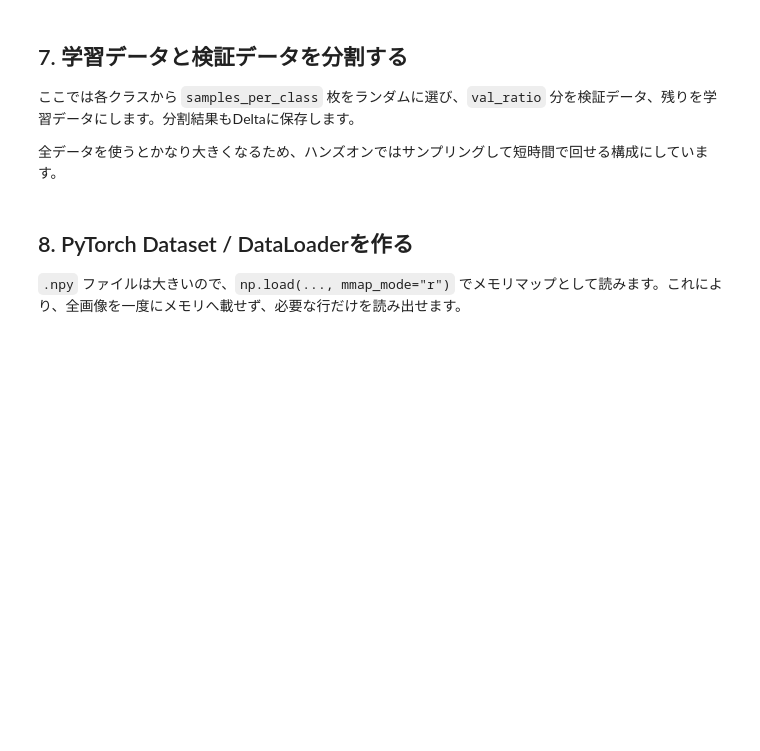
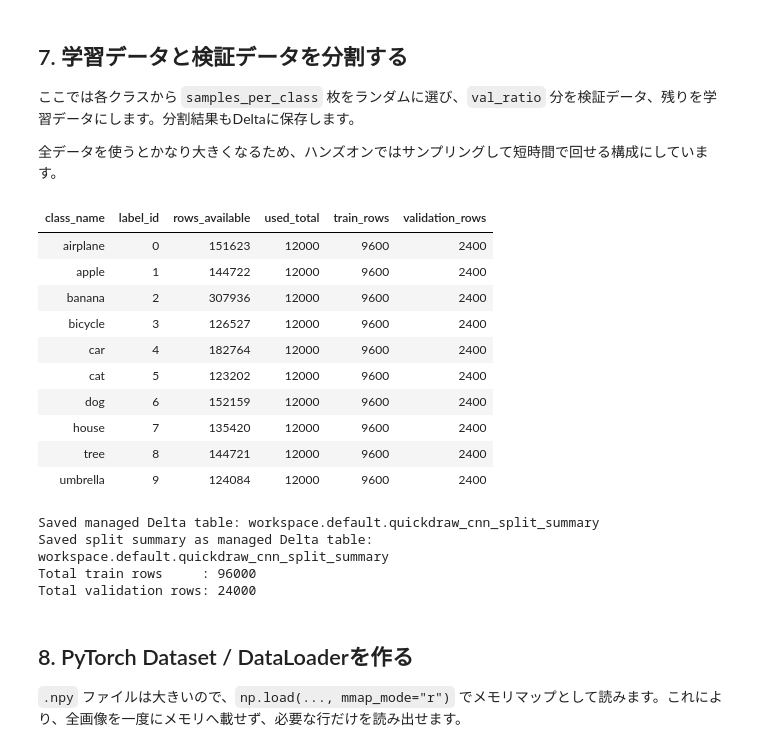
Before and after one commit to tsuji-tomonori/quickdraw_databricks_cnn_mlflow_handson, a Jupyter notebook: quickdraw_databricks_cnn_mlflow_handson.ipynb, the cells around one changed output. Saved outputs shown, nothing was run; the diff lists cells and outputs as text; code cells hidden in the pictures; blank space fills up the shorter version.

```diff
--- a/quickdraw_databricks_cnn_mlflow_handson.ipynb
+++ b/quickdraw_databricks_cnn_mlflow_handson.ipynb
@@ -246,14 +403,16 @@ for class_name in CLASS_NAMES:
     if is_valid_quickdraw_npy(driver_path):
         source = "driver_cache"
     elif is_valid_quickdraw_npy(persistent_path):
-        shutil.copy2(persistent_path, driver_path)
+        if os.path.abspath(persistent_path) != os.path.abspath(driver_path):
+            shutil.copy2(persistent_path, driver_path)
         source = "persistent_cache_copied_to_driver"
     else:
         print(f"Downloading {class_name}: {url}")
         download_to_path(url, driver_path)
         if not is_valid_quickdraw_npy(driver_path):
             raise RuntimeError(f"Downloaded file is not a valid QuickDraw npy: {driver_path}")
-        shutil.copy2(driver_path, persistent_path)
+        if os.path.abspath(driver_path) != os.path.abspath(persistent_path):
+            shutil.copy2(driver_path, persistent_path)
         source = "downloaded"
 
     arr = np.load(driver_path, mmap_mode="r")
@@ -276,7 +435,9 @@ metadata_pdf = pd.DataFrame(metadata_records)
 metadata_sdf = spark.createDataFrame(metadata_pdf)
 display(metadata_sdf.select("label_id", "class_name", "rows_available", "file_size_mb", "source"))
 
-metadata_delta_path = f"{STORAGE_ROOT}/delta/class_metadata"
-metadata_sdf.write.format("delta").mode("overwrite").save(metadata_delta_path)
+metadata_table_name = save_managed_table(metadata_sdf, "class_metadata")
 metadata_sdf.createOrReplaceTempView("quickdraw_class_metadata")
-print("Saved metadata as Delta:", metadata_delta_path)
+if metadata_table_name:
+    print("Saved metadata as managed Delta table:", metadata_table_name)
+else:
+    print("metadataはtemporary view quickdraw_class_metadata とMLflow artifactで扱います。")
@@ -322,36 +509,54 @@ for class_name in CLASS_NAMES:
     arr = np.load(CLASS_TO_NPY_PATH[class_name], mmap_mode="r")
     rows_available = int(arr.shape[0])
     n_total = min(SAMPLES_PER_CLASS, rows_available)
     n_val = max(1, int(round(n_total * VAL_RATIO)))
     n_train = n_total - n_val
 
     indices = rng.choice(rows_available, size=n_total, replace=False)
     val_indices = indices[:n_val]
     train_indices = indices[n_val:]
 
     train_indices_by_class[class_name] = train_indices.astype(np.int64)
     val_indices_by_class[class_name] = val_indices.astype(np.int64)
 
     split_records.append(
         {
             "class_name": class_name,
             "label_id": LABEL_TO_ID[class_name],
             "rows_available": rows_available,
             "used_total": int(n_total),
             "train_rows": int(n_train),
             "validation_rows": int(n_val),
         }
     )
 
 split_pdf = pd.DataFrame(split_records)
 split_sdf = spark.createDataFrame(split_pdf)
 display(split_sdf)
 
-split_delta_path = f"{STORAGE_ROOT}/delta/split_summary"
-split_sdf.write.format("delta").mode("overwrite").save(split_delta_path)
-print("Saved split summary as Delta:", split_delta_path)
+split_table_name = save_managed_table(split_sdf, "split_summary")
+if split_table_name:
+    print("Saved split summary as managed Delta table:", split_table_name)
+else:
+    print("split summaryはNotebook内のDataFrameとして扱います。")
 print("Total train rows     :", int(split_pdf["train_rows"].sum()))
 print("Total validation rows:", int(split_pdf["validation_rows"].sum()))
+# %% [output]
+| class_name | label_id | rows_available | used_total | train_rows | validation_rows |
+| airplane | 0 | 151623 | 12000 | 9600 | 2400 |
+| apple | 1 | 144722 | 12000 | 9600 | 2400 |
+| banana | 2 | 307936 | 12000 | 9600 | 2400 |
+| bicycle | 3 | 126527 | 12000 | 9600 | 2400 |
+| car | 4 | 182764 | 12000 | 9600 | 2400 |
+| cat | 5 | 123202 | 12000 | 9600 | 2400 |
+| dog | 6 | 152159 | 12000 | 9600 | 2400 |
+| house | 7 | 135420 | 12000 | 9600 | 2400 |
+| tree | 8 | 144721 | 12000 | 9600 | 2400 |
+| umbrella | 9 | 124084 | 12000 | 9600 | 2400 |
+Saved managed Delta table: workspace.default.quickdraw_cnn_split_summary
+Saved split summary as managed Delta table: workspace.default.quickdraw_cnn_split_summary
+Total train rows     : 96000
+Total validation rows: 24000
 # %% [markdown]
 ## 8. PyTorch Dataset / DataLoaderを作る
 
```
Also changed, not shown: parts of 17 cells of this notebook.
